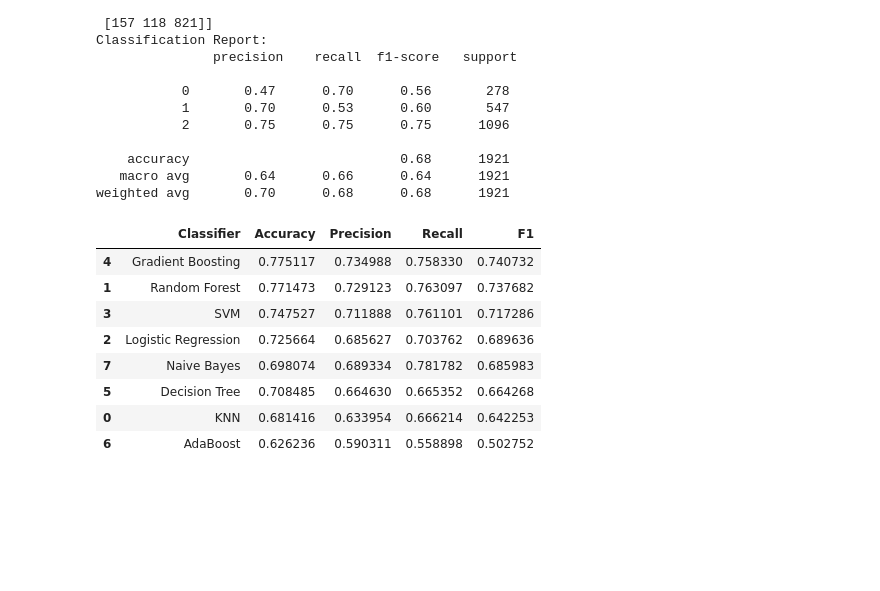
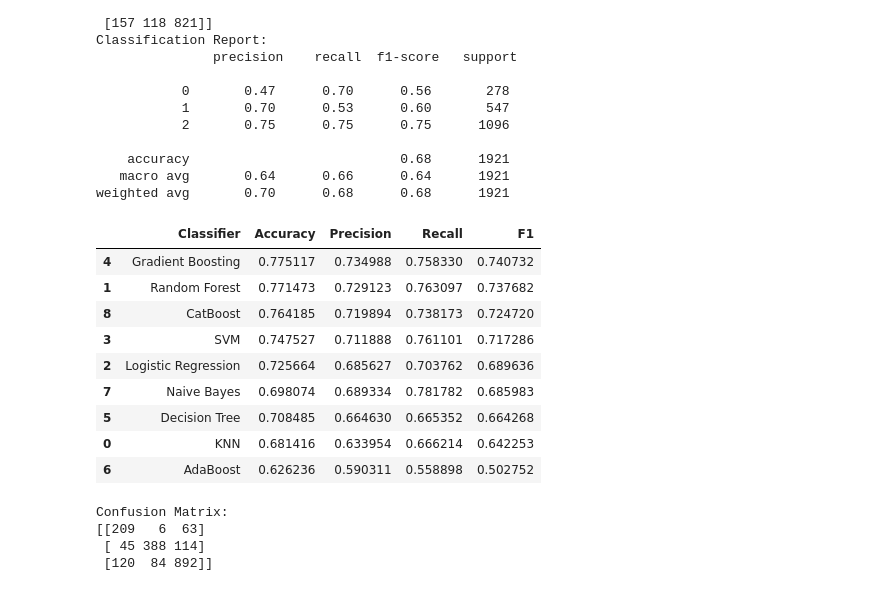
Before and after one commit to Jaydh9121/Project_2, a Jupyter notebook: EDA/ML.ipynb, the cells around one changed output. Drawn from its saved outputs; the diff is of its cells as text; code cells hidden in the pictures; blank space fills up the shorter version.

```diff
--- a/EDA/ML.ipynb
+++ b/EDA/ML.ipynb
@@ -101,6 +90,6 @@ y = df_january['Credit_Score_Encoded']  # Use the encoded column as the target v
 # %%
-# Features and target variable
-X = df_january.drop(['Credit_Score'], axis=1)  # Drop the original non-encoded column
+# Now, you can set up your features (X) and target (y) for model training
+X = df_january.drop(['Credit_Score','Credit_Score_Encoded'], axis=1)  # Drop the original non-encoded column
 y = df_january['Credit_Score_Encoded']  # Use the encoded column as the target variable
 
 # Split the data into training and test sets
@@ -192,7 +181,8 @@ classifiers = [
     ('Gradient Boosting', GradientBoostingClassifier(random_state=42)),
     ('Decision Tree', DecisionTreeClassifier(random_state=42)),
     ('AdaBoost', AdaBoostClassifier(random_state=42)),
-    ('Naive Bayes', GaussianNB())
+    ('Naive Bayes', GaussianNB()),
+    ('CatBoost', CatBoostClassifier(silent=True, random_state=42))
 ]
 
 # Initialize a list to store the results
@@ -200,36 +190,55 @@ results = []
 
 # Iterate over the classifiers, train them on the processed training set, and evaluate on the processed test set
 for name, classifier in classifiers:
     # Train the model using the processed training sets
     classifier.fit(X_train_processed, y_train)
 
     # Predict the response for the processed test dataset
     y_pred = classifier.predict(X_test_processed)
 
     # Compute metrics
     accuracy = accuracy_score(y_test, y_pred)
     precision = precision_score(y_test, y_pred, average='macro', zero_division=0)
     recall = recall_score(y_test, y_pred, average='macro', zero_division=0)
     f1 = f1_score(y_test, y_pred, average='macro', zero_division=0)
 
     # Append the results
     results.append((name, accuracy, precision, recall, f1))
 
 # Convert results to a DataFrame
 results_df = pd.DataFrame(results, columns=['Classifier', 'Accuracy', 'Precision', 'Recall', 'F1'])
 
 # Sort the DataFrame by F1 score in descending order
 results_df_sorted = results_df.sort_values(by='F1', ascending=False)
 
 # Display the sorted DataFrame
 results_df_sorted
 # %% [output]
 |  | Classifier | Accuracy | Precision | Recall | F1 |
 | 4 | Gradient Boosting | 0.775117 | 0.734988 | 0.758330 | 0.740732 |
 | 1 | Random Forest | 0.771473 | 0.729123 | 0.763097 | 0.737682 |
+| 8 | CatBoost | 0.764185 | 0.719894 | 0.738173 | 0.724720 |
 | 3 | SVM | 0.747527 | 0.711888 | 0.761101 | 0.717286 |
 | 2 | Logistic Regression | 0.725664 | 0.685627 | 0.703762 | 0.689636 |
 | 7 | Naive Bayes | 0.698074 | 0.689334 | 0.781782 | 0.685983 |
 | 5 | Decision Tree | 0.708485 | 0.664630 | 0.665352 | 0.664268 |
 | 0 | KNN | 0.681416 | 0.633954 | 0.666214 | 0.642253 |
 | 6 | AdaBoost | 0.626236 | 0.590311 | 0.558898 | 0.502752 |
+# %%
+#select the best model and get confussion matrix
+model = GradientBoostingClassifier(n_estimators=100, random_state=42)
+model.fit(X_train_processed, y_train)
+
+# Make predictions
+y_pred = model.predict(X_test_processed)
+
+# Compute the confusion matrix
+cm = confusion_matrix(y_test, y_pred)
+
+print("Confusion Matrix:")
+print(cm)
+# %% [output]
+Confusion Matrix:
+[[209   6  63]
+ [ 45 388 114]
+ [120  84 892]]
```
Also changed, not shown: parts of 5 cells of this notebook.
